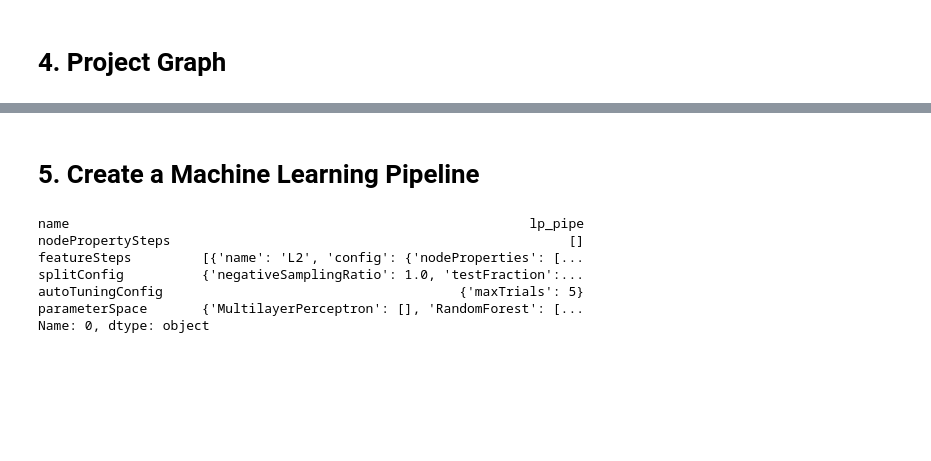
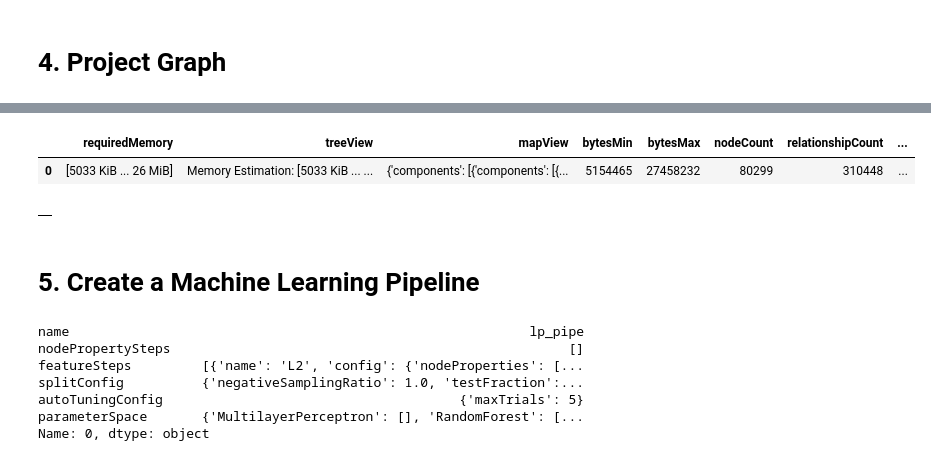
Before and after one commit to smallcat9603/graph, a Jupyter notebook: neo4j-ml-link-prediction-gds.ipynb, the cells around one changed output, grey strips where cells are left out. Drawn from its saved outputs; the diff is of its cells as text; code cells hidden in the pictures; blank space fills up the shorter version.

```diff
--- a/neo4j-ml-link-prediction-gds.ipynb
+++ b/neo4j-ml-link-prediction-gds.ipynb
@@ -81,36 +200,16 @@ plt.savefig("figs/by_year.jpg")
+# %%
+query = """
+CALL gds.louvain.stream.estimate("myGraph", {
+  nodeLabels: ["Author"],
+  relationshipTypes: ["CO_AUTHOR"],
+  includeIntermediateCommunities: true
+})
+"""
+gds.run_cypher(query)
+# %% [output]
+|  | requiredMemory | treeView | mapView | bytesMin | bytesMax | nodeCount | relationshipCount | ... |
+| 0 | [5033 KiB ... 26 MiB] | Memory Estimation: [5033 KiB ... ... | {'components': [{'components': [{... | 5154465 | 27458232 | 80299 | 310448 | ... |
 # %%
-exists_result = gds.graph.exists("myGraph")
-if exists_result["exists"]:
-    G = gds.graph.get("myGraph")
-    G.drop()
-
-G, _ = gds.graph.project(
-    "myGraph",
-    ["Author"],
-    {"CO_AUTHOR": {"orientation": "UNDIRECTED"}}
-)
-
-gds.triangleCount.write(
-    G,
-    nodeLabels=["Author"],
-    relationshipTypes=["CO_AUTHOR"],
-    writeProperty="triangles"
-)
-
-gds.localClusteringCoefficient.write(
-    G,
-    nodeLabels=["Author"],
-    relationshipTypes=["CO_AUTHOR"],
-    writeProperty="coefficient"
-)
-
-gds.labelPropagation.write(
-    G,
-    nodeLabels=["Author"],
-    relationshipTypes=["CO_AUTHOR"],
-    writeProperty="partition"
-)
-
 query = """
 CALL gds.louvain.stream("myGraph", {
   nodeLabels: ["Author"],
@@ -122,10 +221,5 @@ WITH gds.util.asNode(nodeId) AS node, intermediateCommunityIds[0] AS smallestCom
 SET node.louvain = smallestCommunity
 """
 gds.run_cypher(query)
-
-G.drop()
-G, _ = gds.graph.project(
-    "myGraph",
-    {"Author": {"properties": ["triangles", "coefficient", "partition", "louvain"]}},
-    {"CO_AUTHOR": {"orientation": "UNDIRECTED"}},
-)
+# %% [output]
+|  |
```
Also changed, not shown: parts of 11 cells of this notebook, 1 other file.
